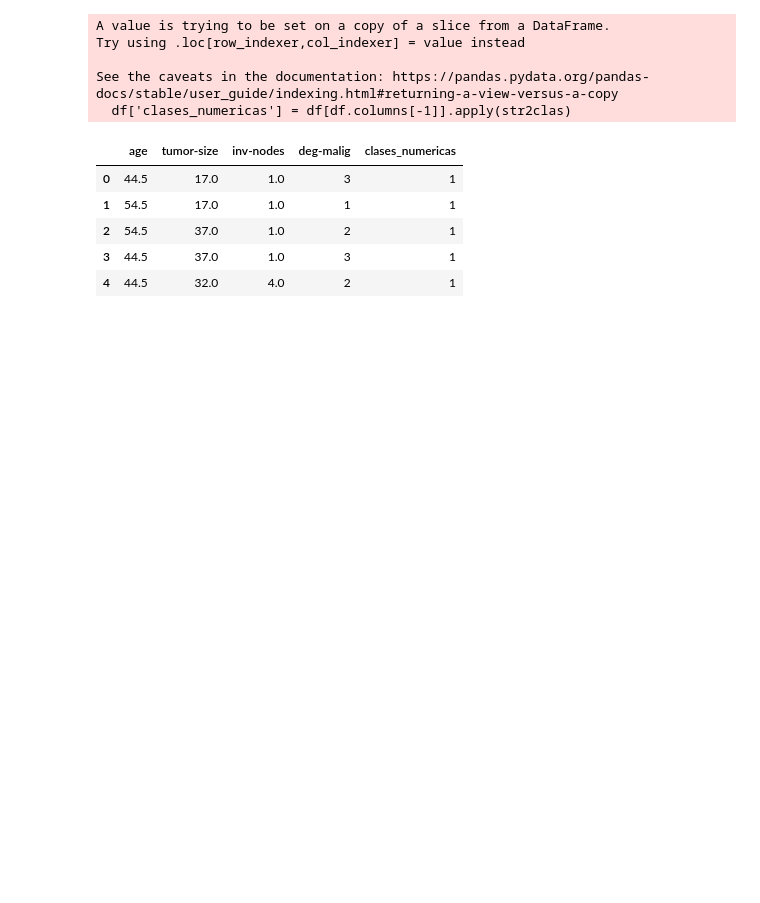
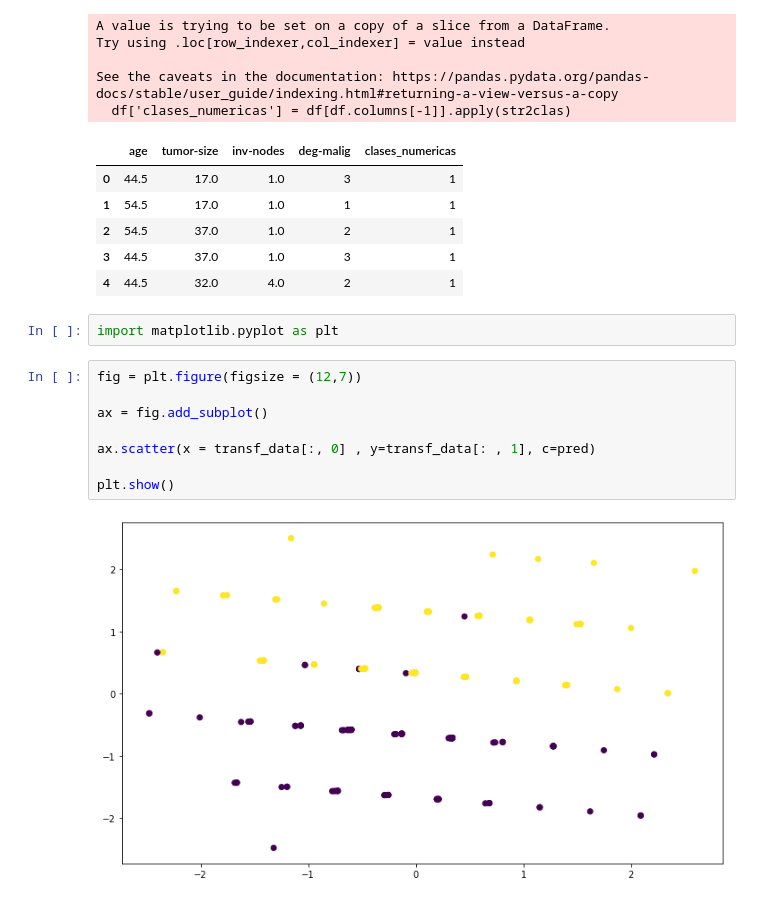
Before and after one commit to Eva02Daruma/Preparacion-prueba-2-IA, a Jupyter notebook: repasorecuperativa.ipynb, the cells around one changed output. Drawn from its saved outputs; the diff is of its cells as text; blank space fills up the shorter version.

```diff
--- a/repasorecuperativa.ipynb
+++ b/repasorecuperativa.ipynb
@@ -197,3 +197,15 @@ See the caveats in the documentation: https://pandas.pydata.org/pandas-docs/stab
 | 2 | 54.5 | 37.0 | 1.0 | 2 | 1 |
 | 3 | 44.5 | 37.0 | 1.0 | 3 | 1 |
 | 4 | 44.5 | 32.0 | 4.0 | 2 | 1 |
+# %%
+import matplotlib.pyplot as plt
+# %%
+fig = plt.figure(figsize = (12,7))
+
+ax = fig.add_subplot()
+
+ax.scatter(x = transf_data[:, 0] , y=transf_data[: , 1], c=pred)
+
+plt.show()
+# %% [output]
+[figure, added]
```
